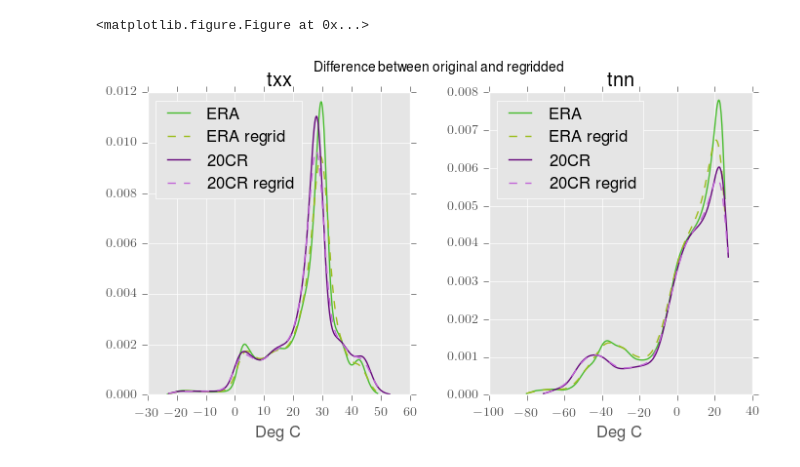
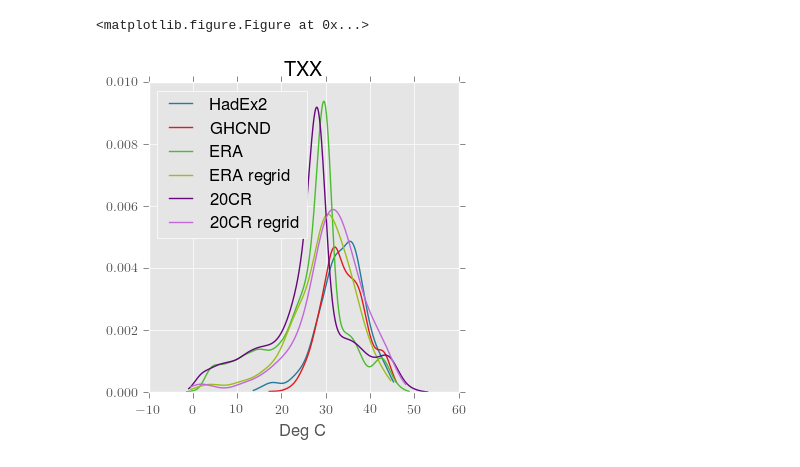
Before and after one commit to carlschleussner/pdf_processing, a Jupyter notebook: ERA_20CR_HadEx2_GHCND.ipynb, the cells around one changed output. Saved outputs shown, nothing was run; the diff lists cells and outputs as text; code cells hidden in the pictures.

```diff
--- a/ERA_20CR_HadEx2_GHCND.ipynb
+++ b/ERA_20CR_HadEx2_GHCND.ipynb
@@ -45,8 +45,11 @@ bs_range=[1958,2010]
 
 # Variablelist
 varinlist=[
-    'txx',
-    'tnn',
+    'TXX',
+    'TNN',
+    'WSDI',
+    'Rx5day',
+    'Rx1day'
           ]
 
 ref_period=[1960,1979]
@@ -93,6 +96,4 @@ for varin in varinlist:
         # Mask for data availability (individual for each dataset)
         varoutdict[dataset][varin]=pdf.PDF_Processing(varin)
         varoutdict[dataset][varin].mask_for_ref_period_data_coverage(input_data,ref_period,check_ref_period_only=False,target_periods=target_periods)
-
-        varoutdict[dataset][varin]._input_data=input_data
 # %% [output]
@@ -349 +465,11 @@ no landmask used
+# %%
+###########
+# Plot Masks
+###########
+for dataset in datasets:
+    print dataset
+    maa=varoutdict[dataset]['TXX']._masks['global']
+    print len(np.where(np.isfinite(maa))[0])
+    print len(np.where(np.isfinite(maa)==False)[0])
+    varoutdict[dataset]['TXX'].plot_map(varoutdict[dataset]['TXX']._masks['global'],title=dataset.replace('_',' '),color_label='ratio of area',show=False,out_file='../plots/'+dataset+'_mask_global.png')
 # %%
@@ -431,35 +598,24 @@ plt.clf()
 # %%
 ################
 # influence of regridding to HadEx2 grid
 ################
 
-f,pl=plt.subplots(nrows=1,ncols=2,figsize=(8,4))
-pplot=pl.flatten()
+f,pl=plt.subplots(nrows=1,ncols=1,figsize=(4,4))
 
-
-unit_dict={
-    'txx':'Deg C',
-    'tnn':'Deg C'
-          }
-
-for varin,k in zip(varinlist,range(len(pplot))):
-    for dataset in ['ERA','ERA_regrid','20CR','20CR_regrid']:
-        dat=varoutdict[dataset][varin]._distributions['global']['ref']
-        bin_range=[dat.min(),dat.max()]
-        output,no_nans=varoutdict[dataset][varin].kernel_density_estimation(dat,bin_range)
-        if len(dataset.split('_'))>1:lty='--'
-        if len(dataset.split('_'))==1:lty='-'
-        pplot[k].plot(output[:,0],output[:,1],color=colordict[dataset],label=dataset.replace('_',' '),linestyle=lty)
-
-        pplot[k].legend(loc='best')
-        pplot[k].set_xlabel(unit_dict[varin])
-        pplot[k].set_title(varin)
+varin='TXX'
+for dataset in ['HadEx2','GHCND','ERA','ERA_regrid','20CR','20CR_regrid']:
+    dat=varoutdict[dataset][varin]._distributions['global']['ref']
+    bin_range=[dat.min(),dat.max()]
+    output,no_nans=varoutdict[dataset][varin].kernel_density_estimation(dat,bin_range)
+    pl.plot(output[:,0],output[:,1],color=colordict[dataset],label=dataset.replace('_',' '))
+    pl.legend(loc='best')
+    pl.set_xlabel(unit_dict[varin])
+    pl.set_title(varin)
 
 plt.subplots_adjust(wspace=0.3, hspace=0.3)
 
-f.suptitle('Difference between original and regridded')
 plt.show()
 plt.clf()
 # %% [output]
 <matplotlib.figure.Figure at 0x...>
-[figure, old version]
+[figure, new version]
```
Also changed, not shown: parts of 13 cells of this notebook, 6 other files.
